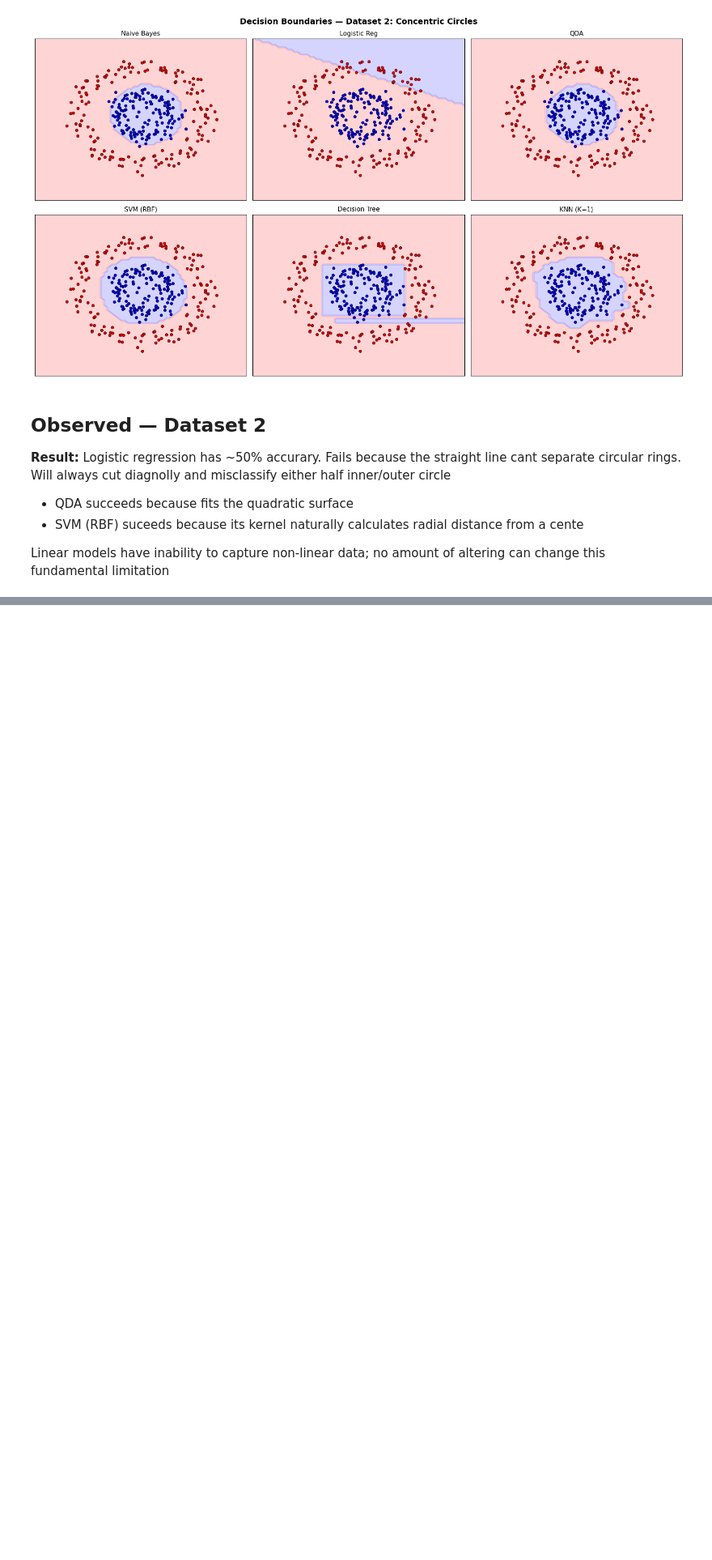
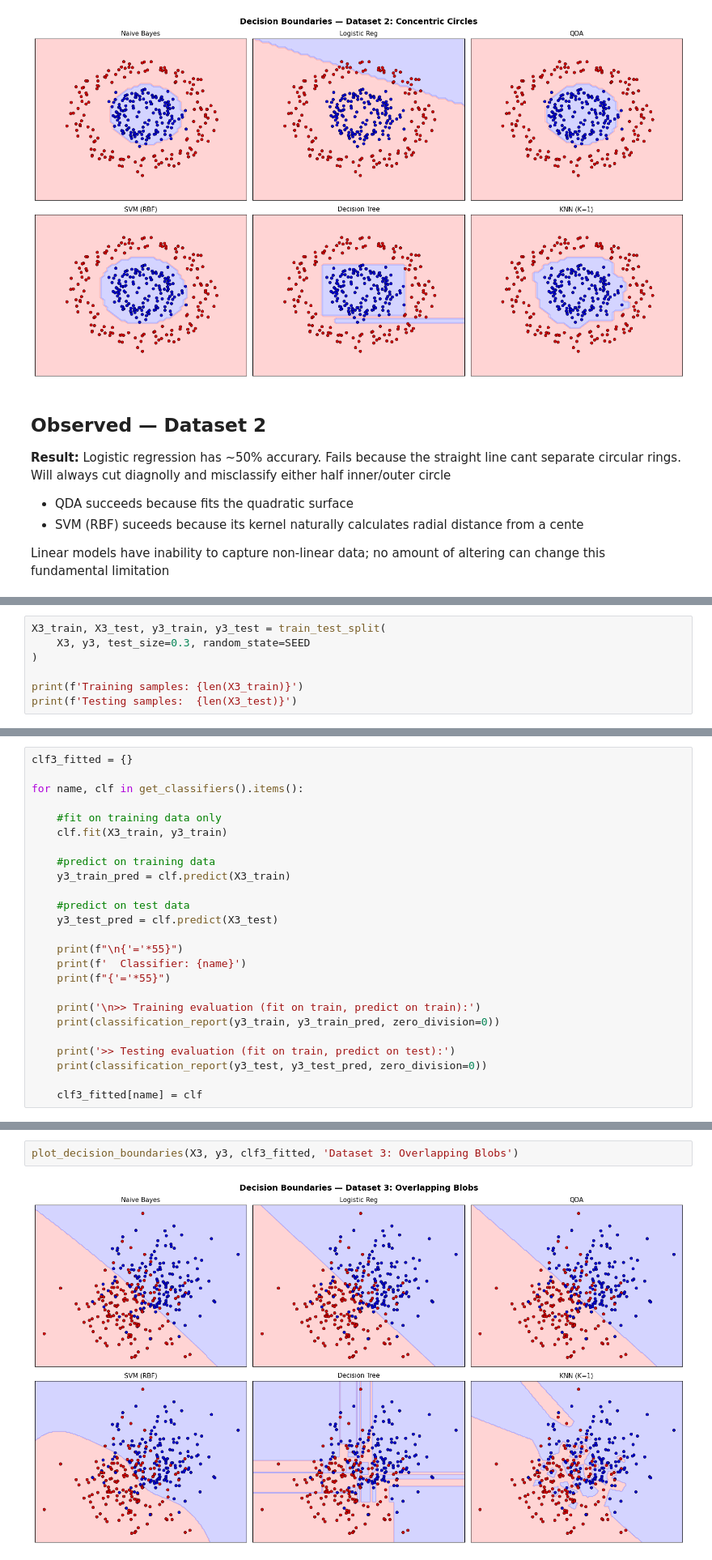
Before and after one commit to LishaRamon/applied-ml, a Jupyter notebook: HW3_Comparison_of_ML_Classification_Algorithms.ipynb, the cells around one changed output, grey strips where cells are left out. Shown at 81% size. Saved outputs shown, nothing was run; the diff lists cells and outputs as text; blank space fills up the shorter version.

```diff
--- a/HW3_Comparison_of_ML_Classification_Algorithms.ipynb
+++ b/HW3_Comparison_of_ML_Classification_Algorithms.ipynb
@@ -340,0 +377,7 @@ Linear models have inability to capture non-linear data; no amount of altering c
+# %%
+X3_train, X3_test, y3_train, y3_test = train_test_split(
+    X3, y3, test_size=0.3, random_state=SEED
+)
+
+print(f'Training samples: {len(X3_train)}')
+print(f'Testing samples:  {len(X3_test)}')
@@ -340,0 +393,25 @@ Linear models have inability to capture non-linear data; no amount of altering c
+# %%
+clf3_fitted = {}
+
+for name, clf in get_classifiers().items():
+
+    #fit on training data only
+    clf.fit(X3_train, y3_train)
+
+    #predict on training data
+    y3_train_pred = clf.predict(X3_train)
+
+    #predict on test data
+    y3_test_pred = clf.predict(X3_test)
+
+    print(f"\n{'='*55}")
+    print(f'  Classifier: {name}')
+    print(f"{'='*55}")
+
+    print('\n>> Training evaluation (fit on train, predict on train):')
+    print(classification_report(y3_train, y3_train_pred, zero_division=0))
+
+    print('>> Testing evaluation (fit on train, predict on test):')
+    print(classification_report(y3_test, y3_test_pred, zero_division=0))
+
+    clf3_fitted[name] = clf
@@ -340,0 +438,4 @@ Linear models have inability to capture non-linear data; no amount of altering c
+# %%
+plot_decision_boundaries(X3, y3, clf3_fitted, 'Dataset 3: Overlapping Blobs')
+# %% [output]
+[figure, added]
```
Also changed, not shown: parts of 9 cells of this notebook.
